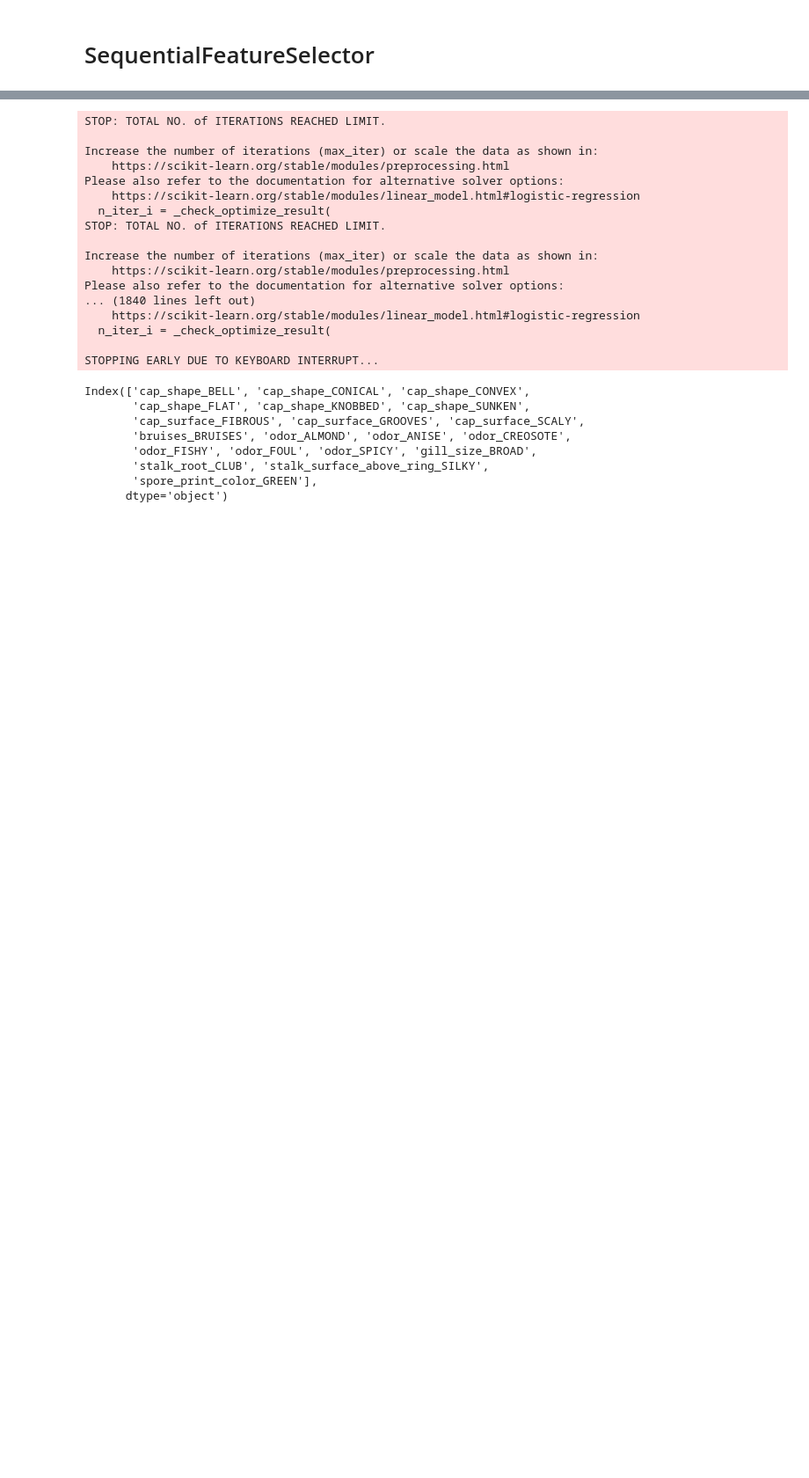
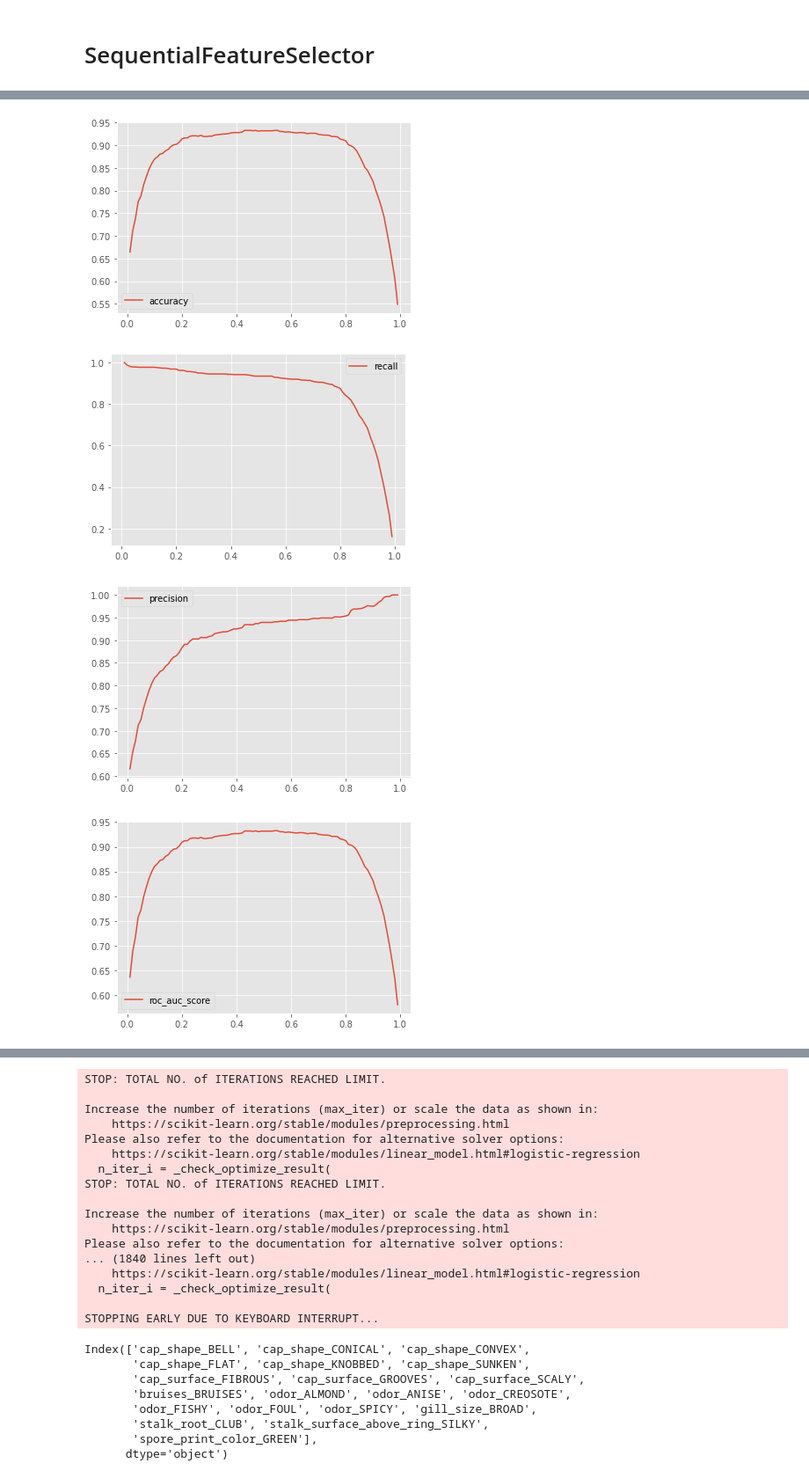
Before and after one commit to jprette/STAT303-2-Final_Project, a Jupyter notebook: Wrapper_Method_forward_selection.ipynb, the cells around one changed output, grey strips where cells are left out. Shown at 88% size. Cells and saved outputs as stored; diff of their text form; code cells hidden in the pictures; blank space fills up the shorter version.

```diff
--- a/Wrapper_Method_forward_selection.ipynb
+++ b/Wrapper_Method_forward_selection.ipynb
@@ -408,7 +333,7 @@ from sklearn.metrics import accuracy_score, roc_curve
 from mlxtend.feature_selection import SequentialFeatureSelector as SFS
 
 sfs_forward = SFS(LogisticRegression(),
-                  k_features=20,
+                  k_features=10,
                   forward=True,
                   floating=False,
                   verbose=2,
@@ -470,0 +393,16 @@ Recall: 0.9911764705882353
+# %%
+from sklearn.linear_model import LogisticRegression
+from sklearn.metrics import accuracy_score, confusion_matrix, recall_score, roc_auc_score, precision_score, f1_score
+
+clf = LogisticRegression(max_iter=1000)
+clf.fit(X_train, y_train)
+data=[]
+THRESHOLDS=np.arange(0.01,1,0.01)
+for THRESHOLD in THRESHOLDS:
+  preds = np.where(clf.predict_proba(X_test)[:,1] > THRESHOLD, 1, 0)
+  data.append([accuracy_score(y_test, preds), recall_score(y_test, preds),
+                    precision_score(y_test, preds), roc_auc_score(y_test, preds), f1_score(y_test, preds)])
+
+df=pd.DataFrame(data=np.array(data).T, columns=THRESHOLDS,
+              index=["accuracy", "recall", "precision", "roc_auc_score", 'f1_score']).T
+df
@@ -470,0 +423,9 @@ Recall: 0.9911764705882353
+# %%
+for col in df.columns:
+  df[[col]].plot()
+  plt.show()
+# %% [output]
+[figure, added]
+[figure, added]
+[figure, added]
+[figure, added]
```
Also changed, not shown: parts of 26 cells of this notebook.
